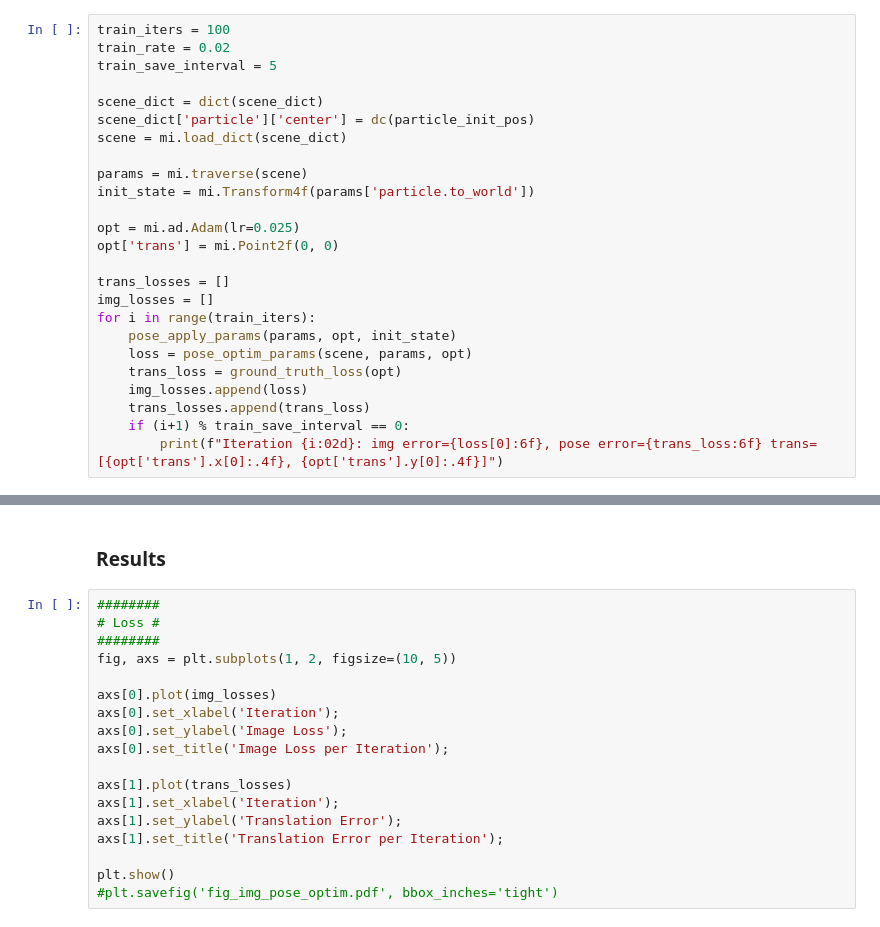
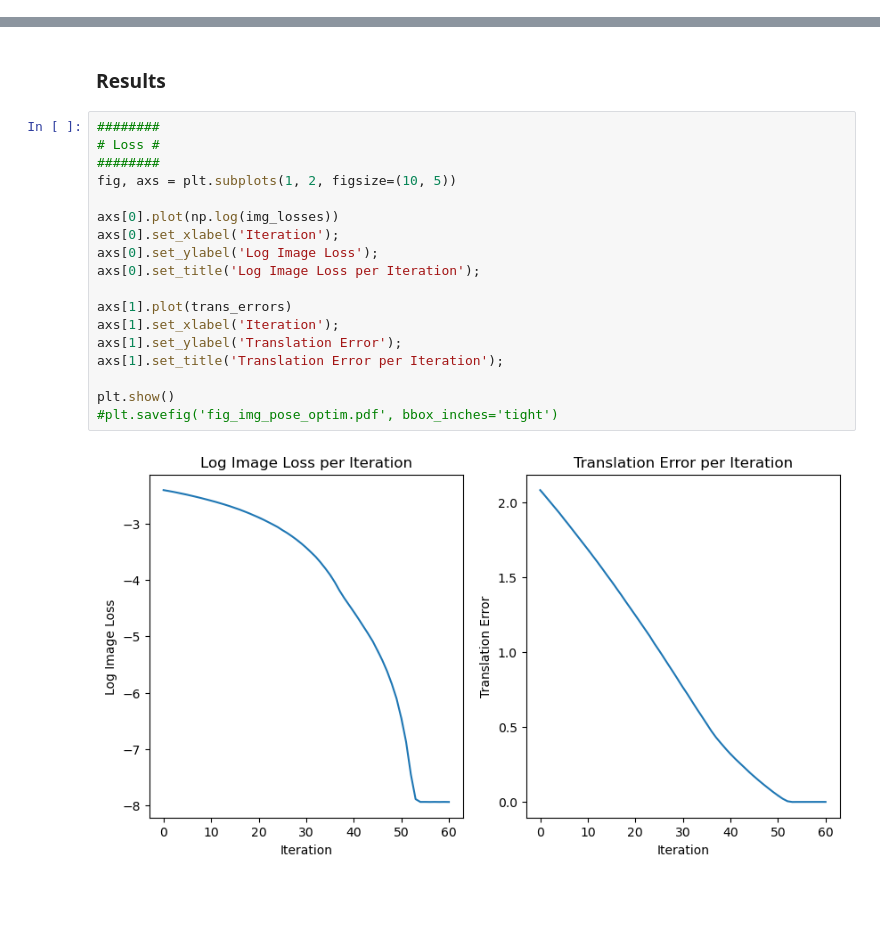
Before and after one commit to J0HNN7G/diffsim-sysid, a Jupyter notebook: examples/diff_render.ipynb, the cells around one changed output, grey strips where cells are left out. Saved outputs shown, nothing was run; the diff lists cells and outputs as text; blank space fills up the shorter version.

```diff
--- a/examples/diff_render.ipynb
+++ b/examples/diff_render.ipynb
@@ -128,27 +90,2 @@ def ground_truth_loss(opt):
 # %% [markdown]
 ### Optimization
-# %%
-train_iters = 100
-train_rate = 0.02
-train_save_interval = 5
-
-scene_dict = dict(scene_dict)
-scene_dict['particle']['center'] = dc(particle_init_pos)
-scene = mi.load_dict(scene_dict)
-
-params = mi.traverse(scene)
-init_state = mi.Transform4f(params['particle.to_world'])
-
-opt = mi.ad.Adam(lr=0.025)
-opt['trans'] = mi.Point2f(0, 0)
-
-trans_losses = []
-img_losses = []
-for i in range(train_iters):
-    pose_apply_params(params, opt, init_state)
-    loss = pose_optim_params(scene, params, opt)
-    trans_loss = ground_truth_loss(opt)
-    img_losses.append(loss)
-    trans_losses.append(trans_loss)
-    if (i+1) % train_save_interval == 0:
-        print(f"Iteration {i:02d}: img error={loss[0]:6f}, pose error={trans_loss:6f} trans=[{opt['trans'].x[0]:.4f}, {opt['trans'].y[0]:.4f}]")
@@ -157,21 +158,23 @@ for i in range(train_iters):
 # %%
 ########
 # Loss #
 ########
 fig, axs = plt.subplots(1, 2, figsize=(10, 5))
 
-axs[0].plot(img_losses)
+axs[0].plot(np.log(img_losses))
 axs[0].set_xlabel('Iteration');
-axs[0].set_ylabel('Image Loss');
-axs[0].set_title('Image Loss per Iteration');
+axs[0].set_ylabel('Log Image Loss');
+axs[0].set_title('Log Image Loss per Iteration');
 
-axs[1].plot(trans_losses)
+axs[1].plot(trans_errors)
 axs[1].set_xlabel('Iteration');
 axs[1].set_ylabel('Translation Error');
 axs[1].set_title('Translation Error per Iteration');
 
 plt.show()
 #plt.savefig('fig_img_pose_optim.pdf', bbox_inches='tight')
+# %% [output]
+[figure, added]
 # %%
 ##########
 # States #
```
Also changed, not shown: parts of 7 cells of this notebook, 2 other files.
